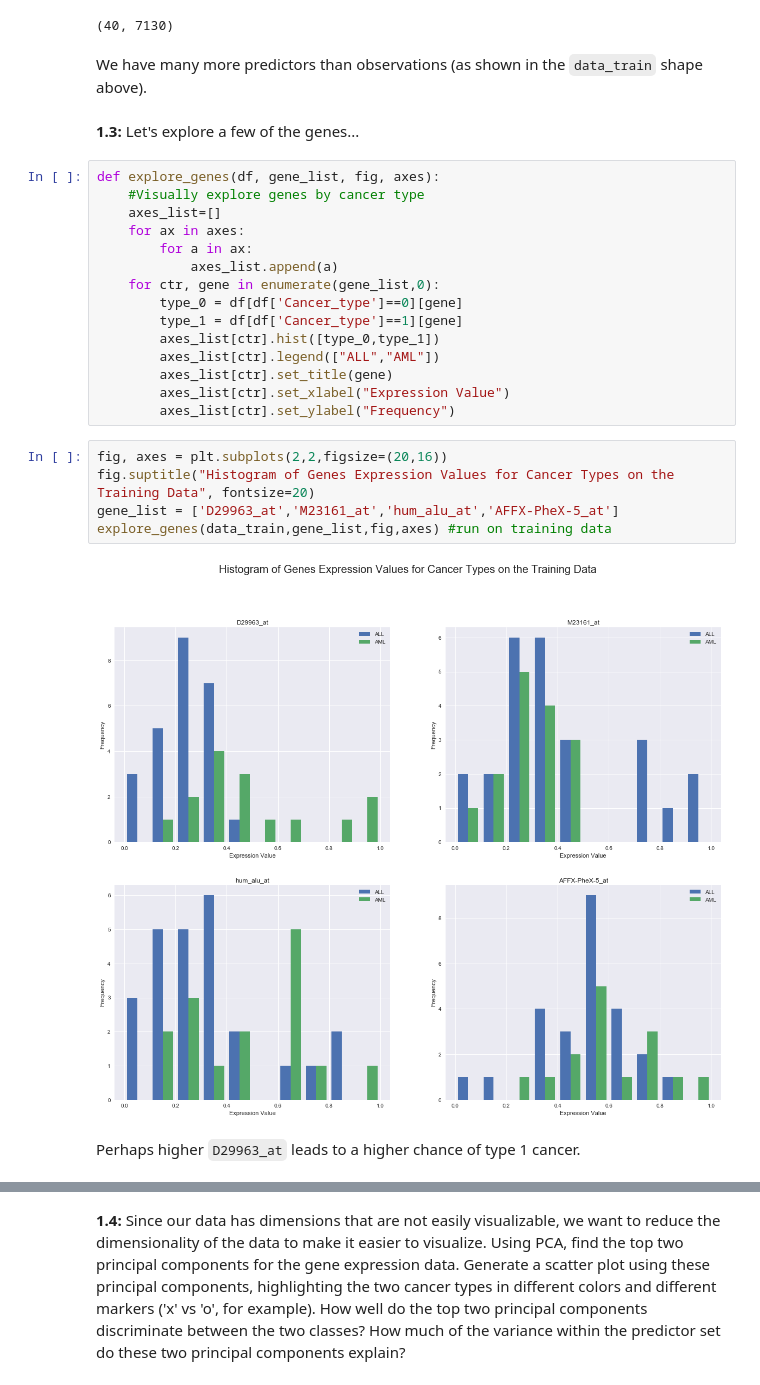
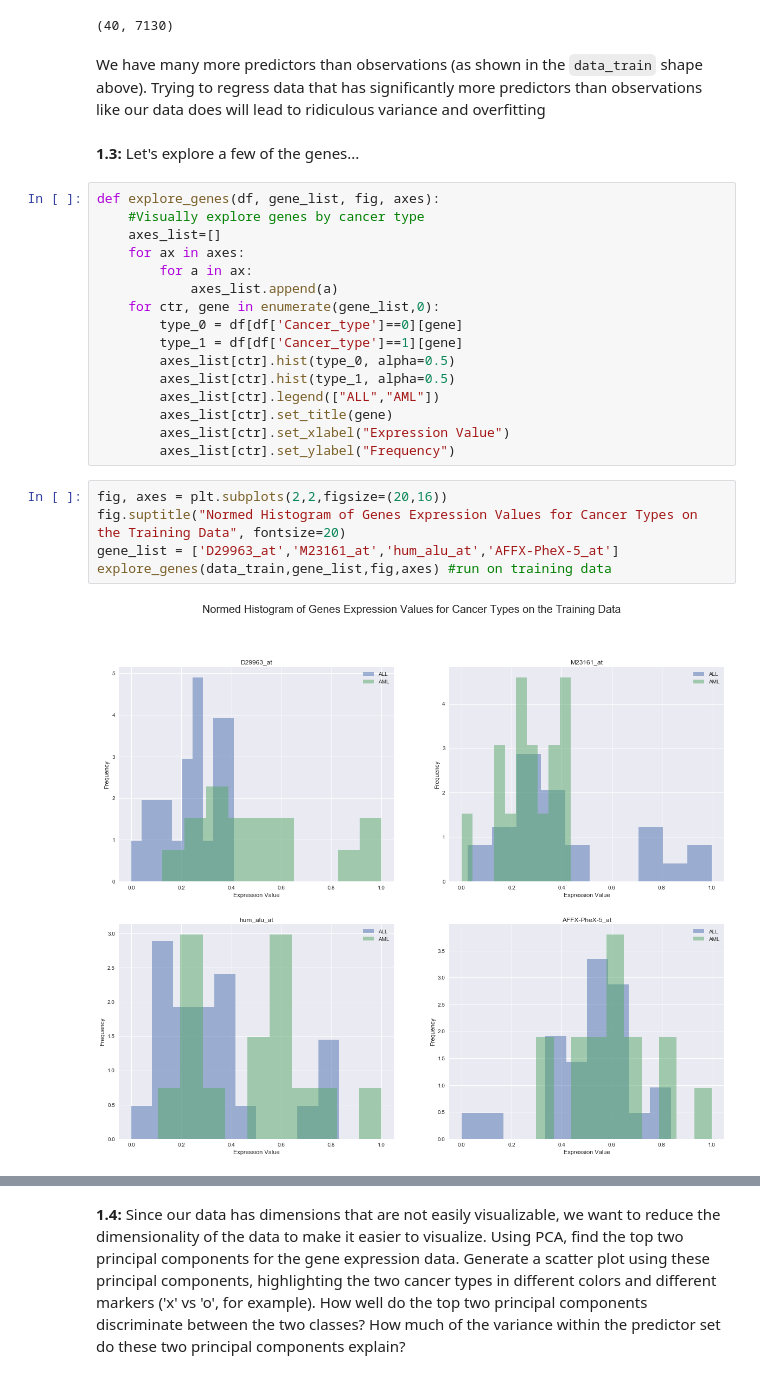
Before and after one commit to tmaounis/cs109a_hw5, a Jupyter notebook: cs109a_hw5_109.ipynb, the cells around one changed output, grey strips where cells are left out. Saved outputs shown, nothing was run; the diff lists cells and outputs as text.

```diff
--- a/cs109a_hw5_109.ipynb
+++ b/cs109a_hw5_109.ipynb
@@ -131,7 +131,7 @@ data_train.shape
 # %% [output]
 (40, 7130)
 # %% [markdown]
-We have many more predictors than observations (as shown in the `data_train` shape above).
+We have many more predictors than observations (as shown in the `data_train` shape above). Trying to regress data that has significantly more predictors than observations like our data does will lead to ridiculous variance and overfitting
 # %% [markdown]
 **1.3:** Let's explore a few of the genes...
 # %%
@@ -144,17 +144,16 @@ def explore_genes(df, gene_list, fig, axes):
     for ctr, gene in enumerate(gene_list,0):
         type_0 = df[df['Cancer_type']==0][gene]
         type_1 = df[df['Cancer_type']==1][gene]
-        axes_list[ctr].hist([type_0,type_1])
+        axes_list[ctr].hist(type_0, alpha=0.5)
+        axes_list[ctr].hist(type_1, alpha=0.5)
         axes_list[ctr].legend(["ALL","AML"])
         axes_list[ctr].set_title(gene)
         axes_list[ctr].set_xlabel("Expression Value")
         axes_list[ctr].set_ylabel("Frequency")
 # %%
 fig, axes = plt.subplots(2,2,figsize=(20,16))
-fig.suptitle("Histogram of Genes Expression Values for Cancer Types on the Training Data", fontsize=20)
+fig.suptitle("Normed Histogram of Genes Expression Values for Cancer Types on the Training Data", fontsize=20)
 gene_list = ['D29963_at','M23161_at','hum_alu_at','AFFX-PheX-5_at']
 explore_genes(data_train,gene_list,fig,axes) #run on training data
 # %% [output]
-[figure, old version]
+[figure, new version]
-# %% [markdown]
-Perhaps higher `D29963_at` leads to a higher chance of type 1 cancer.
```
Also changed, not shown: parts of 7 cells of this notebook.
